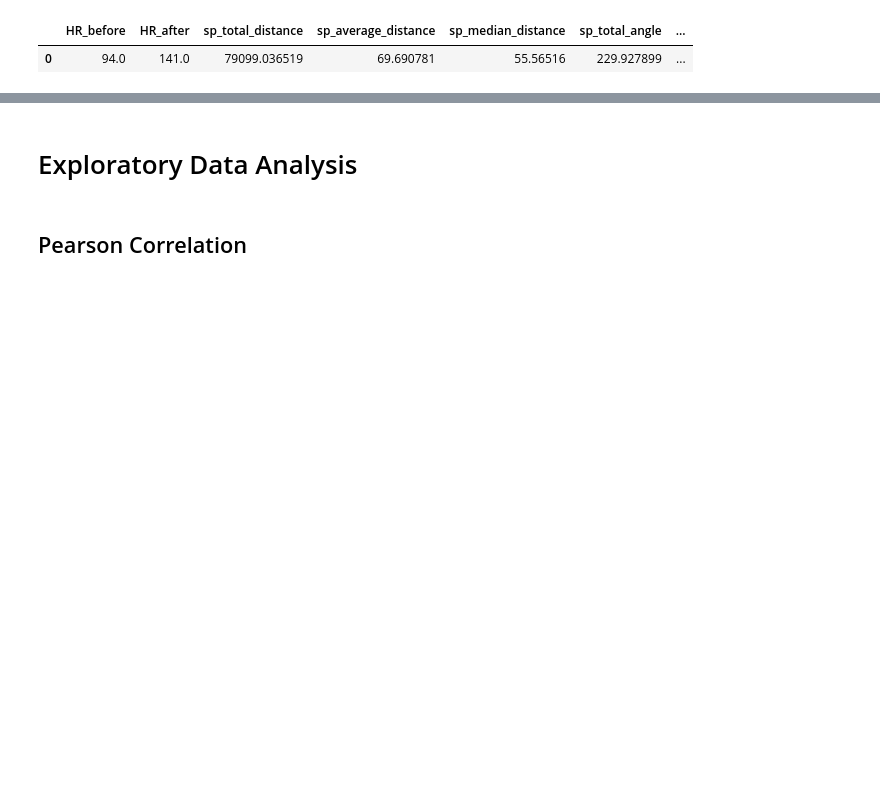
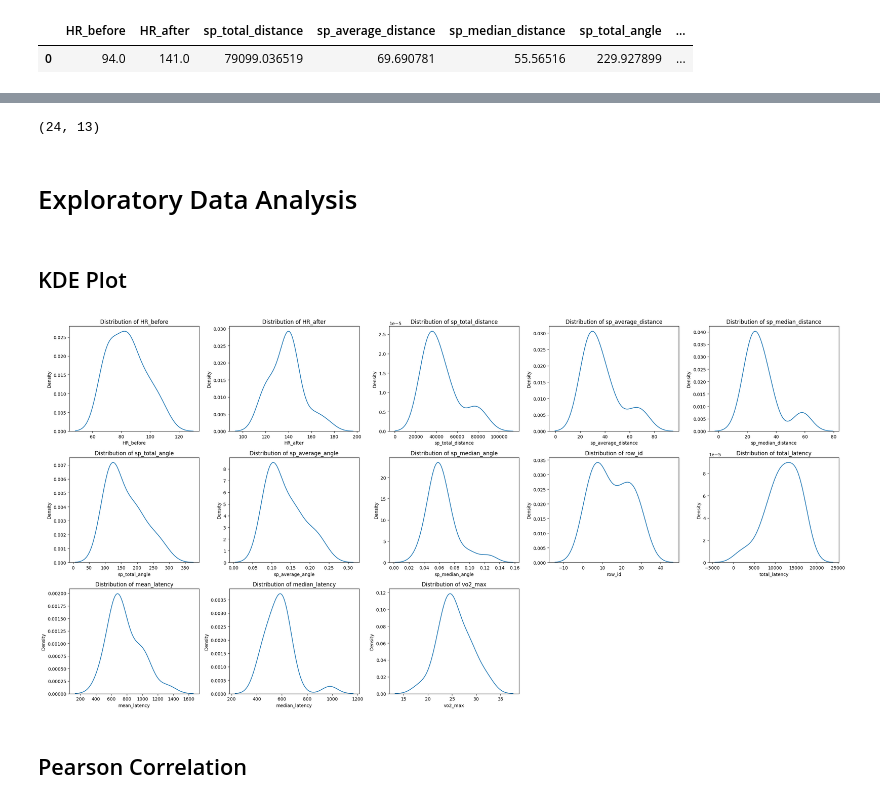
Before and after one commit to CapstoneDTETIA06/ml-workspace, a Jupyter notebook: notebooks/2.preprocessing-eda-fe.ipynb, the cells around one changed output, grey strips where cells are left out. Cells and saved outputs as stored; diff of their text form; code cells hidden in the pictures; blank space fills up the shorter version.

```diff
--- a/notebooks/2.preprocessing-eda-fe.ipynb
+++ b/notebooks/2.preprocessing-eda-fe.ipynb
@@ -286,0 +358,3 @@ df_engineered['vo2_max'] = 15.3 * df_engineered['HR_after'] / df_engineered['HR_
+# %%
+df_engineered_columns = df_engineered.columns
+df_engineered_columns
@@ -287,5 +460,30 @@ df_engineered['vo2_max'] = 15.3 * df_engineered['HR_after'] / df_engineered['HR_
+# %%
+df_engineered.shape
+# %% [output]
+(24, 13)
 # %% [markdown]
 # Exploratory Data Analysis
+# %% [markdown]
+## KDE Plot
+# %%
+# Define the number of rows and columns you want for your subplots
+num_columns = len(df_engineered.columns)
+num_rows = int(np.ceil(num_columns / 4))  # Adjust the denominator to change the number of columns per row
+
+# Create a figure object and define the size
+plt.figure(figsize=(25, 4 * num_rows))  # Adjust the size as needed
+
+# Loop through the numerical columns and create a subplot for each
+for i, column in enumerate(df_engineered.columns):
+    plt.subplot(num_rows, 5, i + 1)  # Adjust the number '3' based on the number of columns per row
+    sns.kdeplot(data=df_engineered[column])
+    plt.title(f"Distribution of {column}")
+
+# Adjust layout for better spacing between plots
+plt.tight_layout()
+plt.show()
+# %% [output]
+[figure, added]
 # %% [markdown]
 ## Pearson Correlation
 # %%
```
Also changed, not shown: parts of 22 cells of this notebook, 12 other files.
